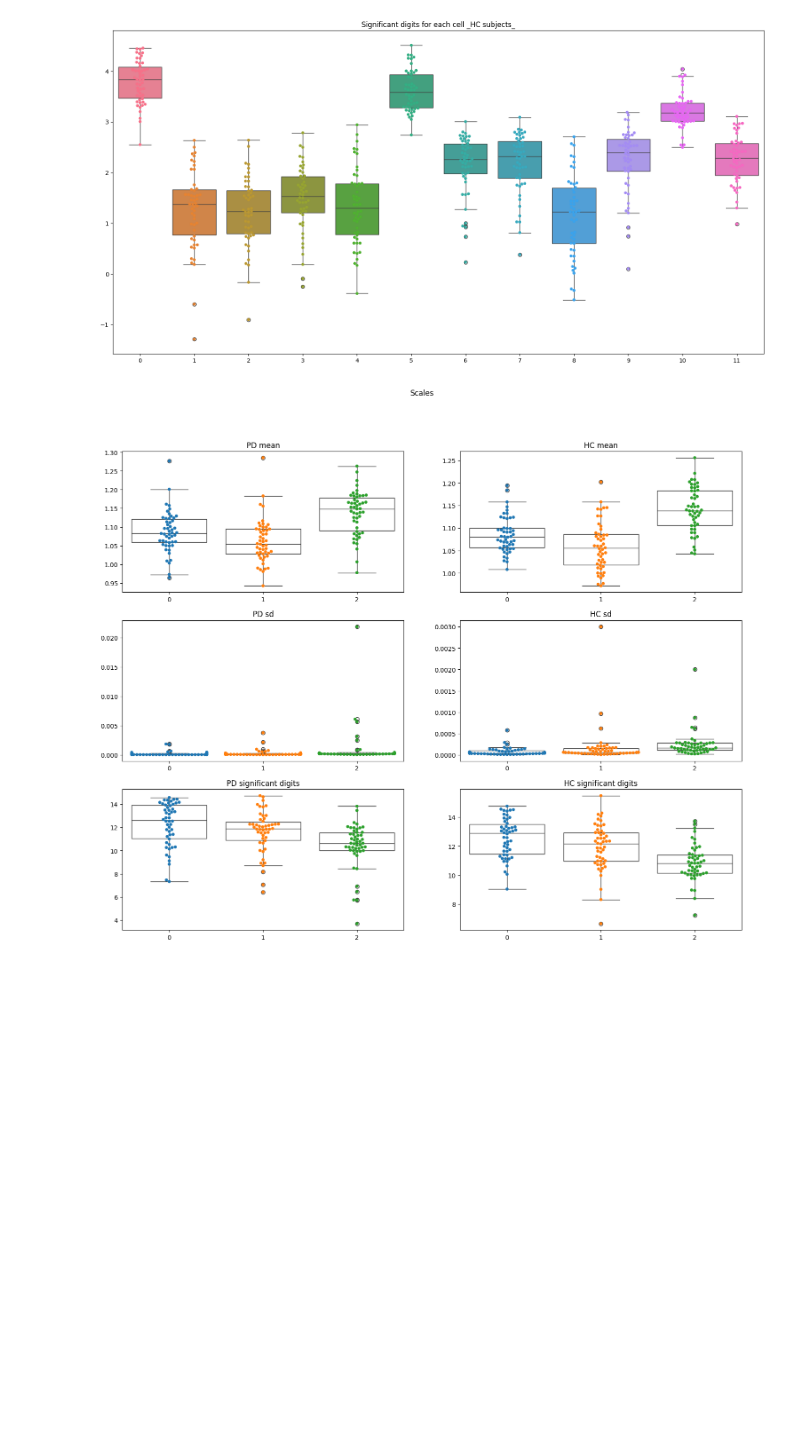
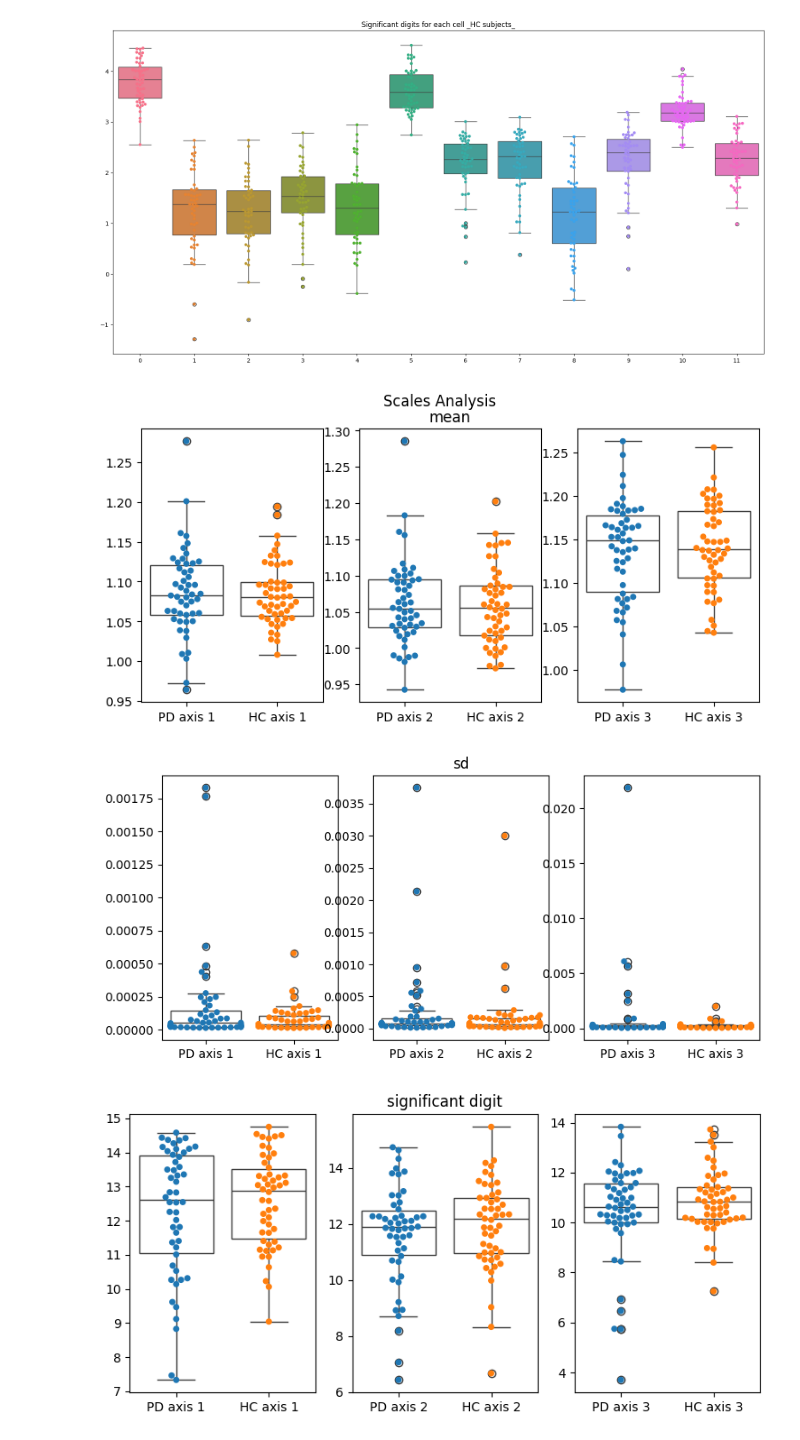
Before and after one commit to mirhnius/mca_linear_registration, a Jupyter notebook: analysis.ipynb, the cells around one changed output. Cells and saved outputs as stored; diff of their text form; code cells hidden in the pictures; blank space fills up the shorter version.

Commit message:
changing plots' format and adding some metrics

```diff
--- a/analysis.ipynb
+++ b/analysis.ipynb
@@ -174,6 +175,30 @@ def transformation_dictionaries(mat_dic):
             angels_mca_dict[sub][i] = np.array(angels)
             shears_mca_dict[sub][i] = shears
     return scales_mca_dict, translation_mca_dict, angels_mca_dict, shears_mca_dict
+# %%
+# Define the positions for the boxplots
+positions_pd = [1]  # Positions for PD
+positions_hc = [2]  # Positions for HC
+
+
+def plotter(data_PD, data_HC, title,):
+
+    dims = 3
+
+    for i in range(dims):
+
+        plt.subplot(1,3,i+1)
+
+        data = np.column_stack([data_PD[:,i],data_HC[:,i]])
+
+        sns.swarmplot(data)
+        sns.boxplot(data, color='white')
+
+        plt.xticks([0,1], ['PD axis ' + str(i+1), 'HC axis '+ str(i+1)])
+        if i == 1:
+            plt.title(title)
+
+    plt.show()
 # %%
 scales_mca_dict_PD, translation_mca_dict_PD, angles_mca_dict_PD, shears_mca_dict_PD = transformation_dictionaries(mat_dic_PD)
 # %%
@@ -184,36 +209,21 @@ scales_mca_HC = np.stack([value for value in scales_mca_dict_HC.values()])
 # %%
 scales_significant_PD = np.stack([sd.significant_digits(scales_mca_PD[i,:,:], reference=np.mean(scales_mca_PD[i,:,:]), axis=0) for i in range(50)])
 scales_significant_HC = np.stack([sd.significant_digits(scales_mca_HC[i,:,:], reference=np.mean(scales_mca_HC[i,:,:]), axis=0) for i in range(50)])
-# %%
-fig = plt.figure(figsize=(18,14))
-fig.suptitle('Scales')
-plt.subplot(3, 2, 1)
-sns.swarmplot(np.mean(scales_mca_PD, axis=1))
-sns.boxplot(np.mean(scales_mca_PD, axis=1),color='white')
-plt.title('PD mean')
-plt.subplot(3, 2, 2)
-sns.swarmplot(np.mean(scales_mca_HC, axis=1))
-sns.boxplot(np.mean(scales_mca_HC, axis=1),color='white')
-plt.title('HC mean')
-plt.subplot(3, 2, 3)
-sns.swarmplot(np.std(scales_mca_PD, axis=1))
-sns.boxplot(np.std(scales_mca_PD, axis=1),color='white')
-plt.title('PD sd')
-plt.subplot(3, 2, 4)
-sns.swarmplot(np.std(scales_mca_HC, axis=1))
-sns.boxplot(np.std(scales_mca_HC, axis=1),color='white')
-plt.title('HC sd')
-plt.subplot(3, 2, 5)
-sns.swarmplot(scales_significant_PD)
-sns.boxplot(scales_significant_PD, color='white')
-plt.title('PD significant digits')
-plt.subplot(3, 2, 6)
-sns.swarmplot(scales_significant_HC)
-sns.boxplot(scales_significant_HC, color='white')
-plt.title('HC significant digits')
-plt.show()
-# %% [output]
-[figure, removed]
+# %%
+fig = plt.figure(figsize=(9, 4))
+fig.suptitle('Scales Analysis')
+plotter(np.mean(scales_mca_PD, axis=1),np.mean(scales_mca_HC, axis=1), 'mean')
+
+fig = plt.figure(figsize=(9, 4))
+plotter(np.std(scales_mca_PD, axis=1),np.std(scales_mca_HC, axis=1), 'sd')
+
+
+fig = plt.figure(figsize=(9, 4))
+plotter(scales_significant_PD,scales_significant_HC, 'significant digit')
+# %% [output]
+[figure, added]
+[figure, added]
+[figure, added]
 # %%
 translations_mca_PD = np.stack([value for value in translation_mca_dict_PD.values()])
 translations_mca_HC = np.stack([value for value in translation_mca_dict_HC.values()])
```
Also changed, not shown: parts of 21 cells of this notebook.
